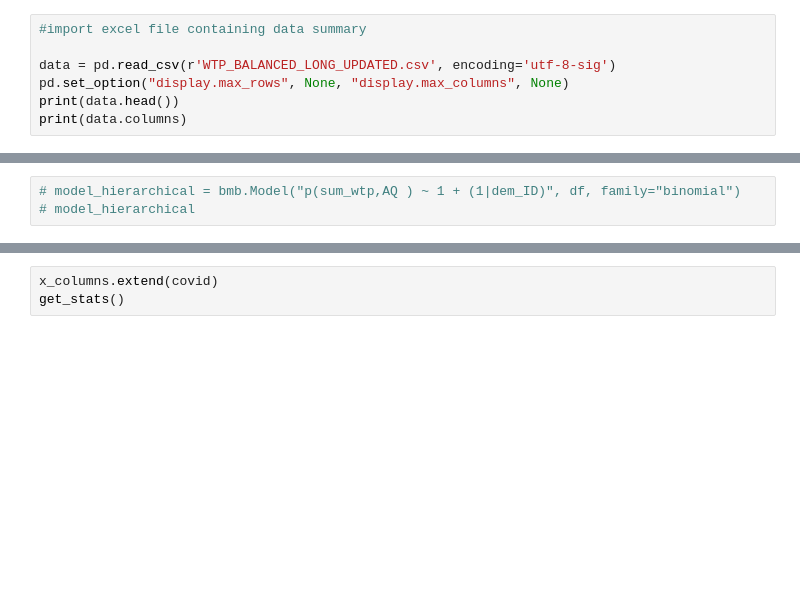
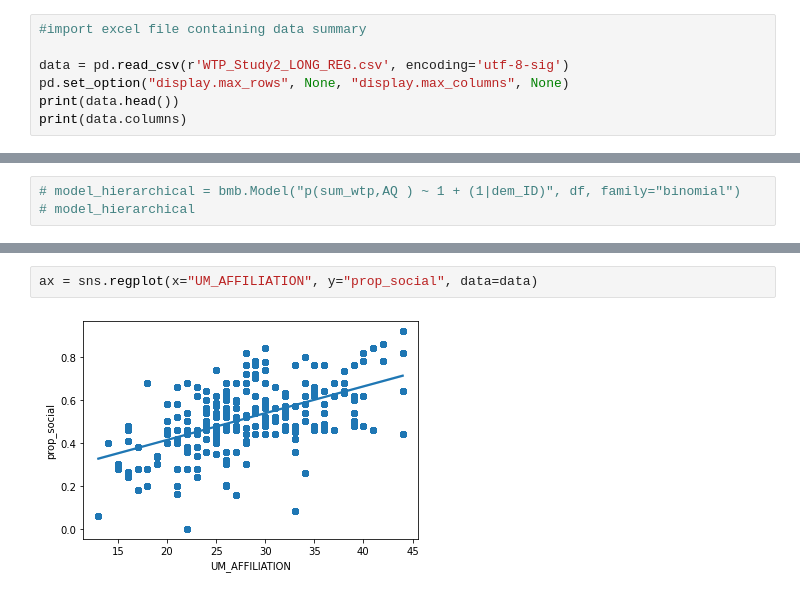
Before and after one commit to fareri-lab/WTP_CardTask, a Jupyter notebook: APS/WTP_HLM.ipynb, the cells around one changed output, grey strips where cells are left out. Cells and saved outputs as stored; diff of their text form; blank space fills up the shorter version.

```diff
--- a/APS/WTP_HLM.ipynb
+++ b/APS/WTP_HLM.ipynb
@@ -51,7 +47,7 @@ WARNING (theano.tensor.blas): Using NumPy C-API based implementation for BLAS fu
 # %%
 #import excel file containing data summary
 
-data = pd.read_csv(r'WTP_BALANCED_LONG_UPDATED.csv', encoding='utf-8-sig')
+data = pd.read_csv(r'WTP_Study2_LONG_REG.csv', encoding='utf-8-sig')
 pd.set_option("display.max_rows", None, "display.max_columns", None)
 print(data.head())
 print(data.columns)
@@ -113,3 +333,4 @@ get_stats()
-# %%
-x_columns.extend(covid)
-get_stats()
+# %%
+ax = sns.regplot(x="UM_AFFILIATION", y="prop_social", data=data)
+# %% [output]
+[figure, added]
```
Also changed, not shown: parts of 18 cells of this notebook.
